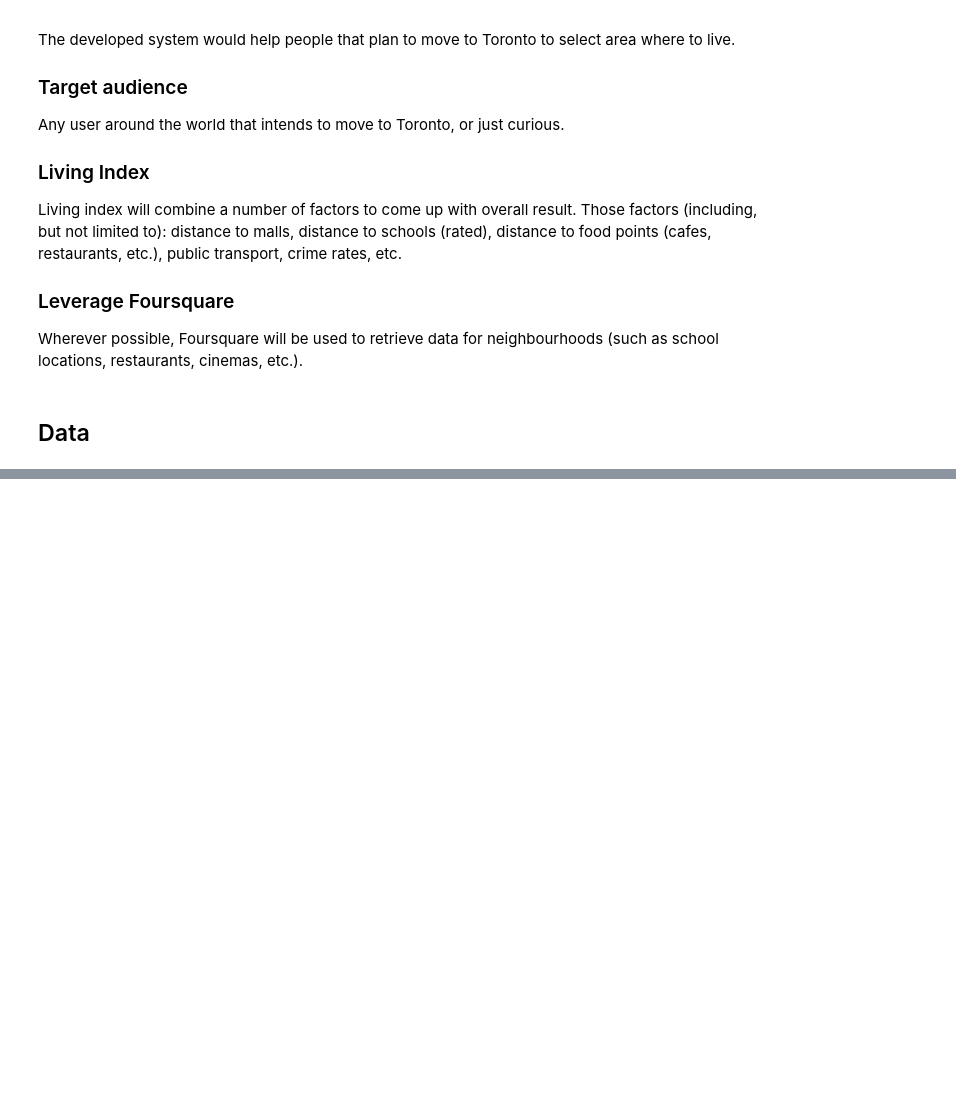
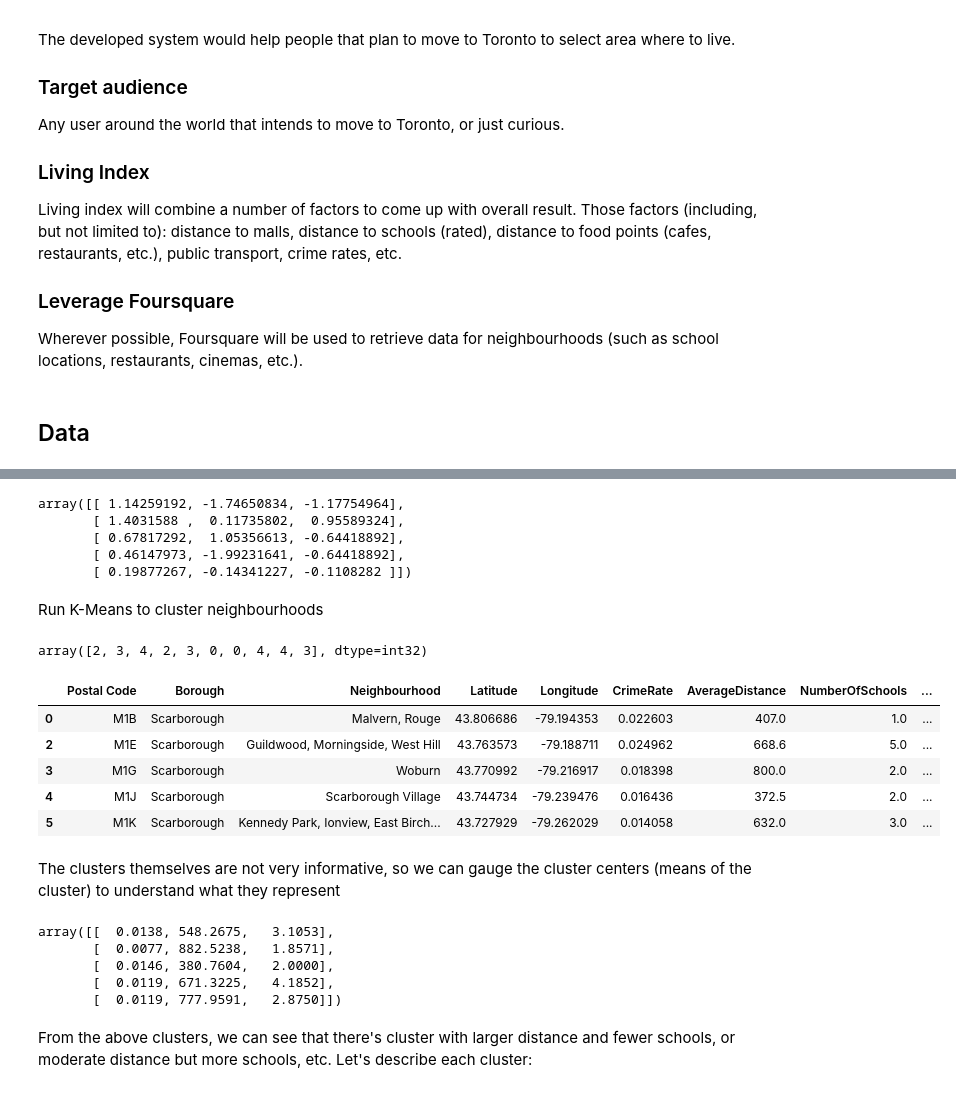
Before and after one commit to Witalia008/Coursera_Capstone, a Jupyter notebook: report.ipynb, the cells around one changed output, grey strips where cells are left out. Cells and saved outputs as stored; diff of their text form; code cells hidden in the pictures; blank space fills up the shorter version.

```diff
--- a/report.ipynb
+++ b/report.ipynb
@@ -56,0 +346,8 @@ Wherever possible, Foursquare will be used to retrieve data for neighbourhoods (
+# %%
+neighbourhoods_clusters = neighbourhood_crimes_schools.copy()
+# Remove AverageRating and AverageLikes since API quota was exceeded to get those
+neighbourhoods_clusters.drop(columns=["AverageRating", "AverageLikes"], inplace=True)
+neighbourhoods_clusters = neighbourhoods_clusters[neighbourhoods_clusters['AverageDistance'].notna()]
+
+neighbourhoods_clustering = neighbourhoods_clusters[["CrimeRate", "AverageDistance", "NumberOfSchools"]]
+neighbourhoods_clustering.head()
@@ -56,0 +361,45 @@ Wherever possible, Foursquare will be used to retrieve data for neighbourhoods (
+# %%
+from sklearn.preprocessing import StandardScaler
+
+X = neighbourhoods_clustering.values
+X = StandardScaler().fit_transform(X)
+X[:5]
+# %% [output]
+array([[ 1.14259192, -1.74650834, -1.17754964],
+       [ 1.4031588 ,  0.11735802,  0.95589324],
+       [ 0.67817292,  1.05356613, -0.64418892],
+       [ 0.46147973, -1.99231641, -0.64418892],
+       [ 0.19877267, -0.14341227, -0.1108282 ]])
+# %% [markdown]
+Run K-Means to cluster neighbourhoods
+# %%
+kclusters = 5
+
+kmeans = KMeans(n_clusters=kclusters, random_state=0).fit(neighbourhoods_clustering)
+
+kmeans.labels_[:10]
+# %% [output]
+array([2, 3, 4, 2, 3, 0, 0, 4, 4, 3], dtype=int32)
+# %%
+neighbourhoods_clusters["Cluster Labels"] = kmeans.labels_
+neighbourhoods_clusters.head()
+# %% [output]
+|  | Postal Code | Borough | Neighbourhood | Latitude | Longitude | CrimeRate | AverageDistance | NumberOfSchools | ... |
+| 0 | M1B | Scarborough | Malvern, Rouge | 43.806686 | -79.194353 | 0.022603 | 407.0 | 1.0 | ... |
+| 2 | M1E | Scarborough | Guildwood, Morningside, West Hill | 43.763573 | -79.188711 | 0.024962 | 668.6 | 5.0 | ... |
+| 3 | M1G | Scarborough | Woburn | 43.770992 | -79.216917 | 0.018398 | 800.0 | 2.0 | ... |
+| 4 | M1J | Scarborough | Scarborough Village | 43.744734 | -79.239476 | 0.016436 | 372.5 | 2.0 | ... |
+| 5 | M1K | Scarborough | Kennedy Park, Ionview, East Birch... | 43.727929 | -79.262029 | 0.014058 | 632.0 | 3.0 | ... |
+# %% [markdown]
+The clusters themselves are not very informative, so we can gauge the cluster centers (means of the cluster) to understand what they represent
+# %%
+np.set_printoptions(suppress=True, precision=4)
+kmeans.cluster_centers_
+# %% [output]
+array([[  0.0138, 548.2675,   3.1053],
+       [  0.0077, 882.5238,   1.8571],
+       [  0.0146, 380.7604,   2.0000],
+       [  0.0119, 671.3225,   4.1852],
+       [  0.0119, 777.9591,   2.8750]])
+# %% [markdown]
+From the above clusters, we can see that there's cluster with larger distance and fewer schools, or moderate distance but more schools, etc. Let's describe each cluster:
```
Also changed, not shown: parts of 42 cells of this notebook, 4 other files.
